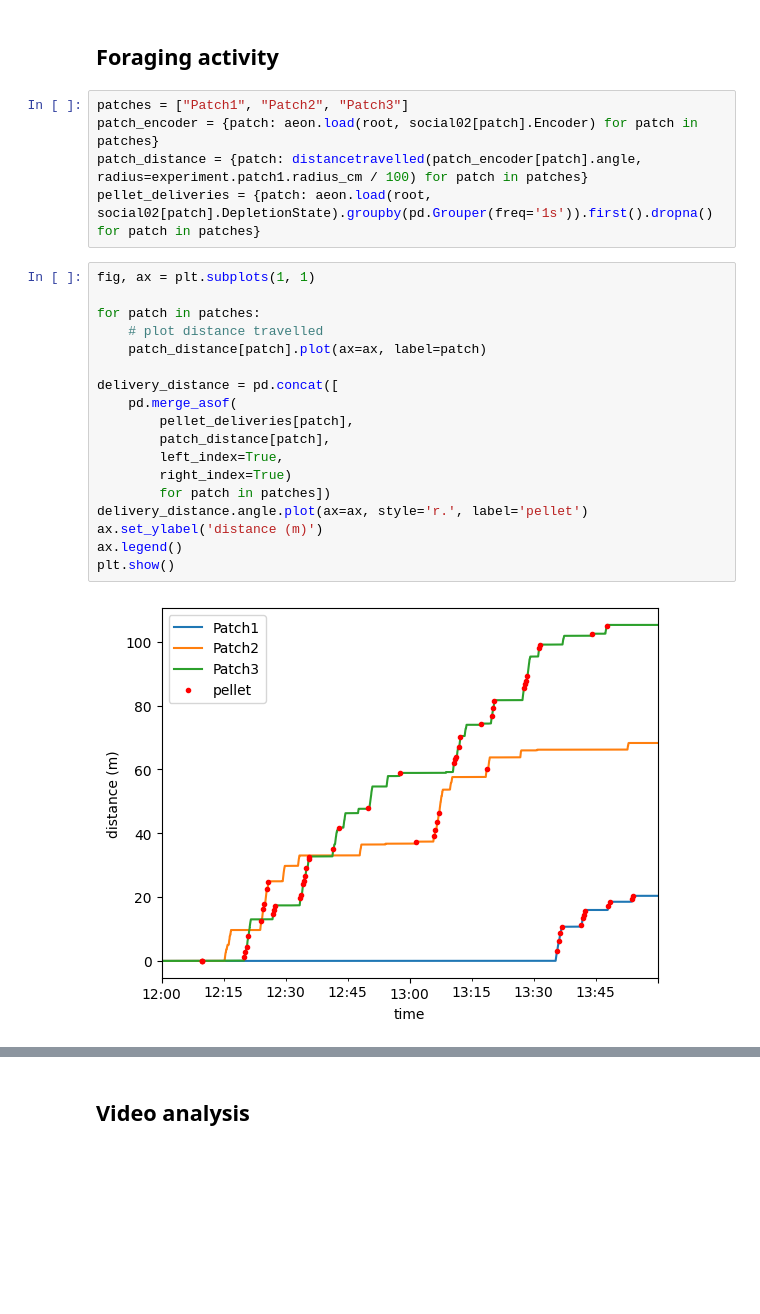
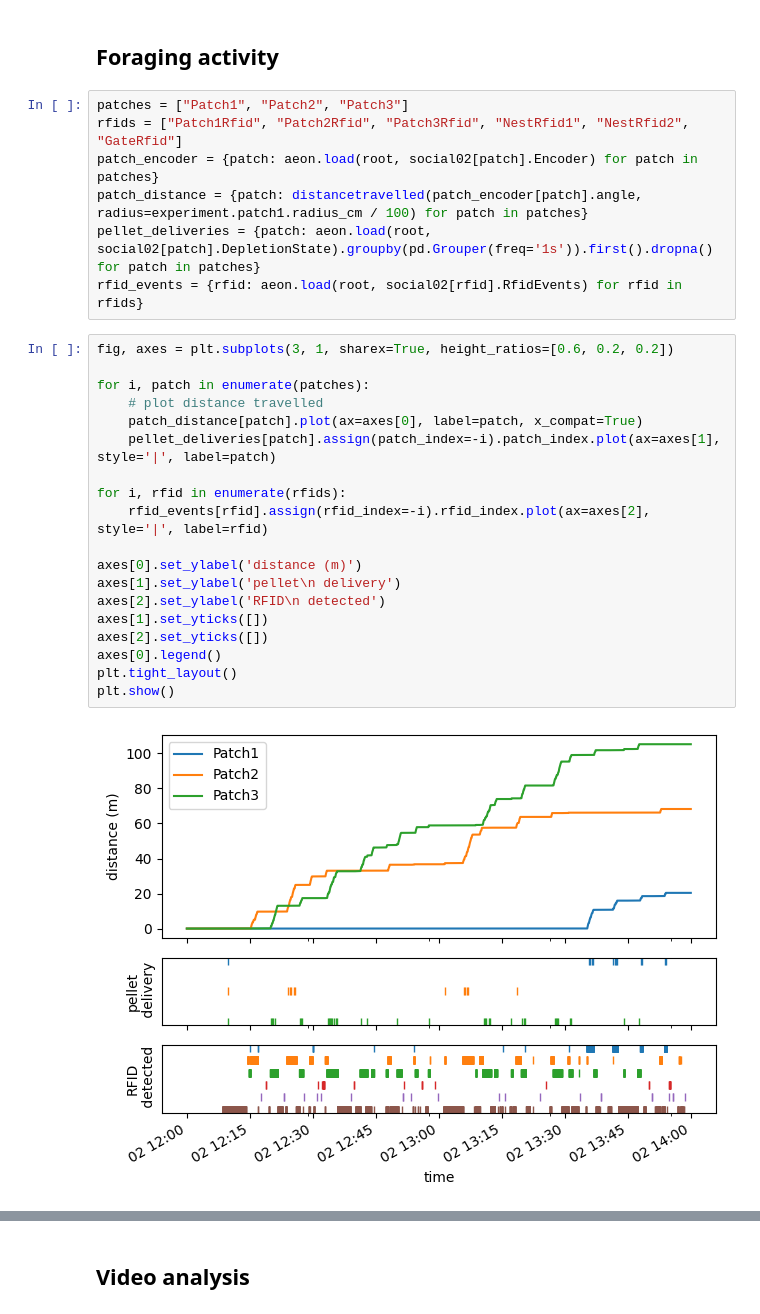
Before and after one commit to SainsburyWellcomeCentre/aeon_mecha, a Jupyter notebook: docs/examples/io_api_example.ipynb, the cells around one changed output, grey strips where cells are left out. Saved outputs shown, nothing was run; the diff lists cells and outputs as text; blank space fills up the shorter version.

Commit message:
Add event-triggered analysis and rasters

```diff
--- a/docs/examples/io_api_example.ipynb
+++ b/docs/examples/io_api_example.ipynb
@@ -38,26 +38,29 @@ plt.show()
 ## Foraging activity
 # %%
 patches = ["Patch1", "Patch2", "Patch3"]
+rfids = ["Patch1Rfid", "Patch2Rfid", "Patch3Rfid", "NestRfid1", "NestRfid2", "GateRfid"]
 patch_encoder = {patch: aeon.load(root, social02[patch].Encoder) for patch in patches}
 patch_distance = {patch: distancetravelled(patch_encoder[patch].angle, radius=experiment.patch1.radius_cm / 100) for patch in patches}
 pellet_deliveries = {patch: aeon.load(root, social02[patch].DepletionState).groupby(pd.Grouper(freq='1s')).first().dropna() for patch in patches}
+rfid_events = {rfid: aeon.load(root, social02[rfid].RfidEvents) for rfid in rfids}
-# %%
-fig, ax = plt.subplots(1, 1)
-
-for patch in patches:
-    # plot distance travelled
-    patch_distance[patch].plot(ax=ax, label=patch)
-
-delivery_distance = pd.concat([
-    pd.merge_asof(
-        pellet_deliveries[patch],
-        patch_distance[patch],
-        left_index=True,
-        right_index=True)
-        for patch in patches])
-delivery_distance.angle.plot(ax=ax, style='r.', label='pellet')
-ax.set_ylabel('distance (m)')
-ax.legend()
-plt.show()
-# %% [output]
-[figure, removed]
+# %%
+fig, axes = plt.subplots(3, 1, sharex=True, height_ratios=[0.6, 0.2, 0.2])
+
+for i, patch in enumerate(patches):
+    # plot distance travelled
+    patch_distance[patch].plot(ax=axes[0], label=patch, x_compat=True)
+    pellet_deliveries[patch].assign(patch_index=-i).patch_index.plot(ax=axes[1], style='|', label=patch)
+
+for i, rfid in enumerate(rfids):
+    rfid_events[rfid].assign(rfid_index=-i).rfid_index.plot(ax=axes[2], style='|', label=rfid)
+
+axes[0].set_ylabel('distance (m)')
+axes[1].set_ylabel('pellet\n delivery')
+axes[2].set_ylabel('RFID\n detected')
+axes[1].set_yticks([])
+axes[2].set_yticks([])
+axes[0].legend()
+plt.tight_layout()
+plt.show()
+# %% [output]
+[figure, added]
```
Also changed, not shown: parts of 2 cells of this notebook.
